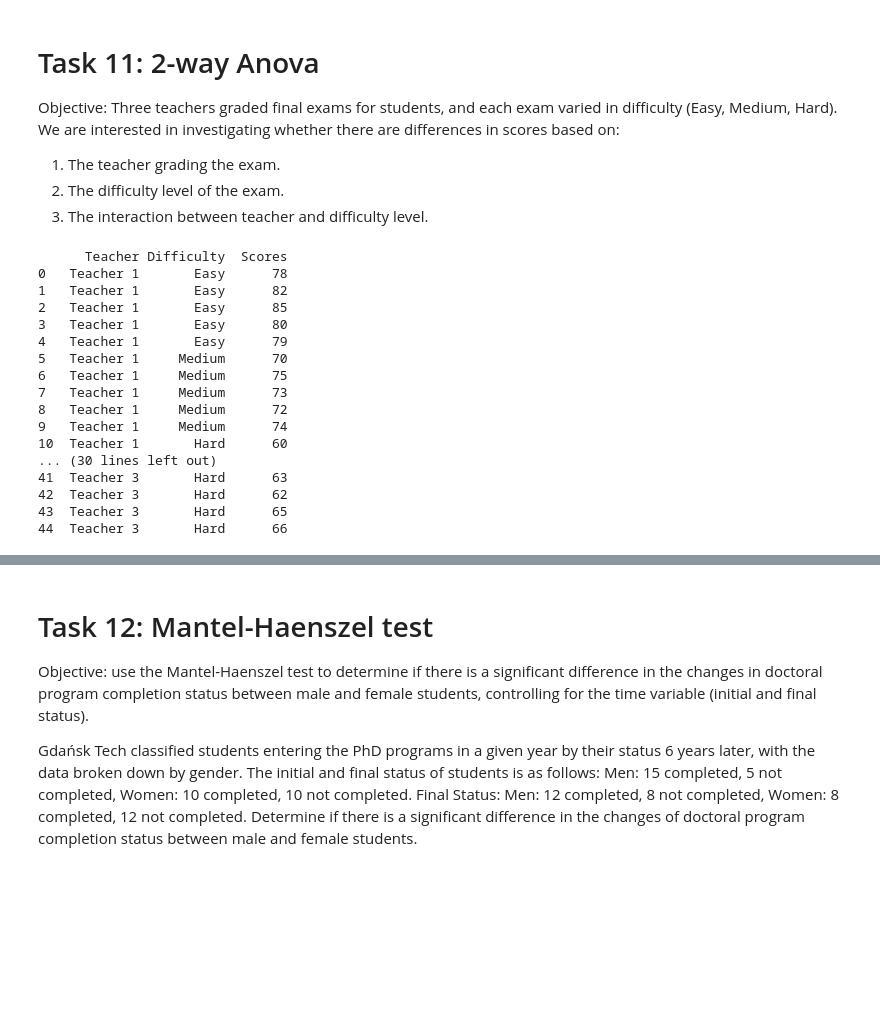
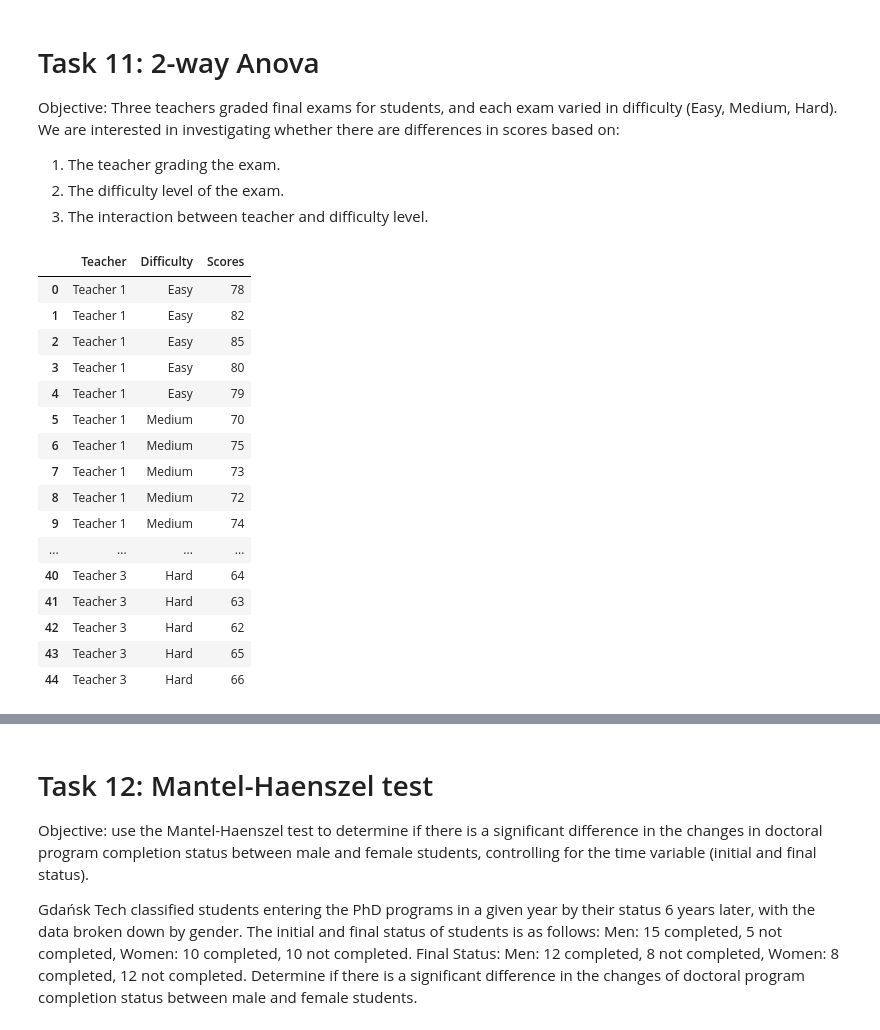
Before and after one commit to codemaster004/MathematicalSatistics, a Jupyter notebook: labs/Sample_Final_Labs.ipynb, the cells around one changed output, grey strips where cells are left out. Drawn from its saved outputs; the diff is of its cells as text; code cells hidden in the pictures; blank space fills up the shorter version.

```diff
--- a/labs/Sample_Final_Labs.ipynb
+++ b/labs/Sample_Final_Labs.ipynb
@@ -721,37 +784,34 @@ Objective: Three teachers graded final exams for students, and each exam varied
 # %%
 import pandas as pd
 
 # Dane
 data = {
     'Teacher': ['Teacher 1'] * 15 + ['Teacher 2'] * 15 + ['Teacher 3'] * 15,
     'Difficulty': ['Easy'] * 5 + ['Medium'] * 5 + ['Hard'] * 5 +
                   ['Easy'] * 5 + ['Medium'] * 5 + ['Hard'] * 5 +
                   ['Easy'] * 5 + ['Medium'] * 5 + ['Hard'] * 5,
     'Scores': [78, 82, 85, 80, 79, 70, 75, 73, 72, 74, 60, 65, 62, 63, 61,
                80, 85, 83, 81, 82, 72, 74, 75, 73, 71, 63, 64, 66, 62, 65,
                81, 83, 82, 84, 85, 73, 71, 74, 72, 70, 64, 63, 62, 65, 66]
 }
-
-# Tworzenie DataFrame
 df = pd.DataFrame(data)
 
-# Wyświetlenie DataFrame
-print(df)
+df
 # %% [output]
-      Teacher Difficulty  Scores
-0   Teacher 1       Easy      78
-1   Teacher 1       Easy      82
-2   Teacher 1       Easy      85
-3   Teacher 1       Easy      80
-4   Teacher 1       Easy      79
-5   Teacher 1     Medium      70
-6   Teacher 1     Medium      75
-7   Teacher 1     Medium      73
-8   Teacher 1     Medium      72
-9   Teacher 1     Medium      74
-10  Teacher 1       Hard      60
-... (30 lines left out)
-41  Teacher 3       Hard      63
-42  Teacher 3       Hard      62
-43  Teacher 3       Hard      65
-44  Teacher 3       Hard      66
+|  | Teacher | Difficulty | Scores |
+| 0 | Teacher 1 | Easy | 78 |
+| 1 | Teacher 1 | Easy | 82 |
+| 2 | Teacher 1 | Easy | 85 |
+| 3 | Teacher 1 | Easy | 80 |
+| 4 | Teacher 1 | Easy | 79 |
+| 5 | Teacher 1 | Medium | 70 |
+| 6 | Teacher 1 | Medium | 75 |
+| 7 | Teacher 1 | Medium | 73 |
+| 8 | Teacher 1 | Medium | 72 |
+| 9 | Teacher 1 | Medium | 74 |
+| ... | ... | ... | ... |
+| 40 | Teacher 3 | Hard | 64 |
+| 41 | Teacher 3 | Hard | 63 |
+| 42 | Teacher 3 | Hard | 62 |
+| 43 | Teacher 3 | Hard | 65 |
+| 44 | Teacher 3 | Hard | 66 |
```
Also changed, not shown: parts of 19 cells of this notebook, 1 other file.
